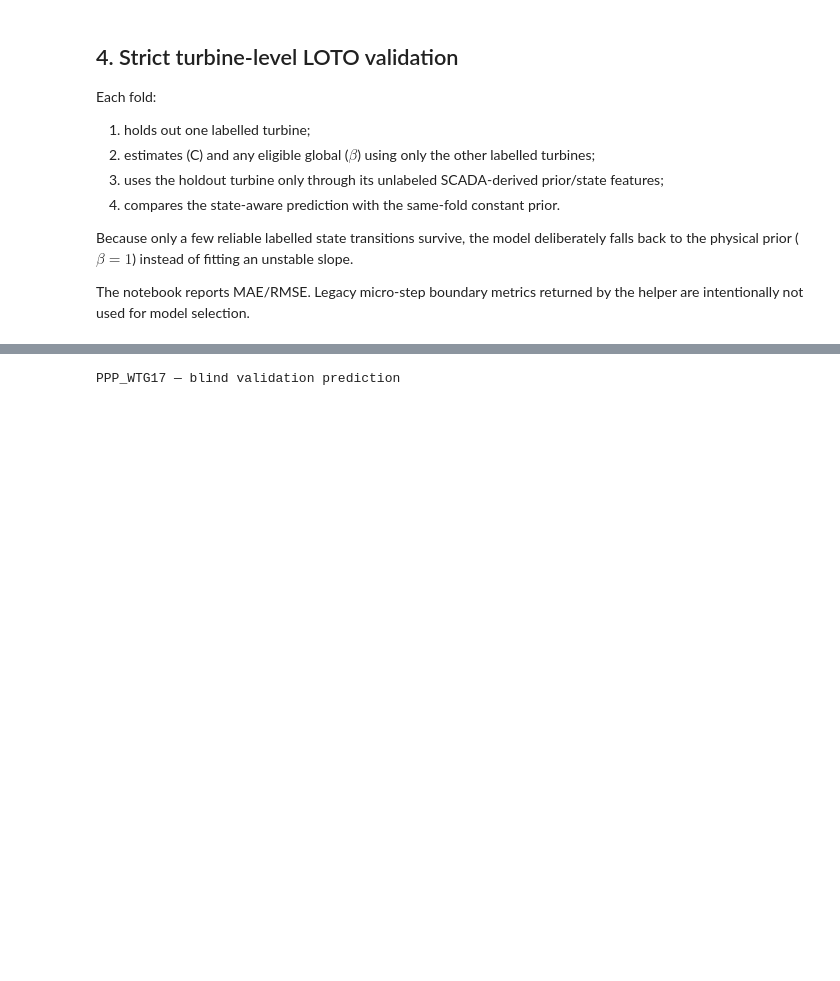
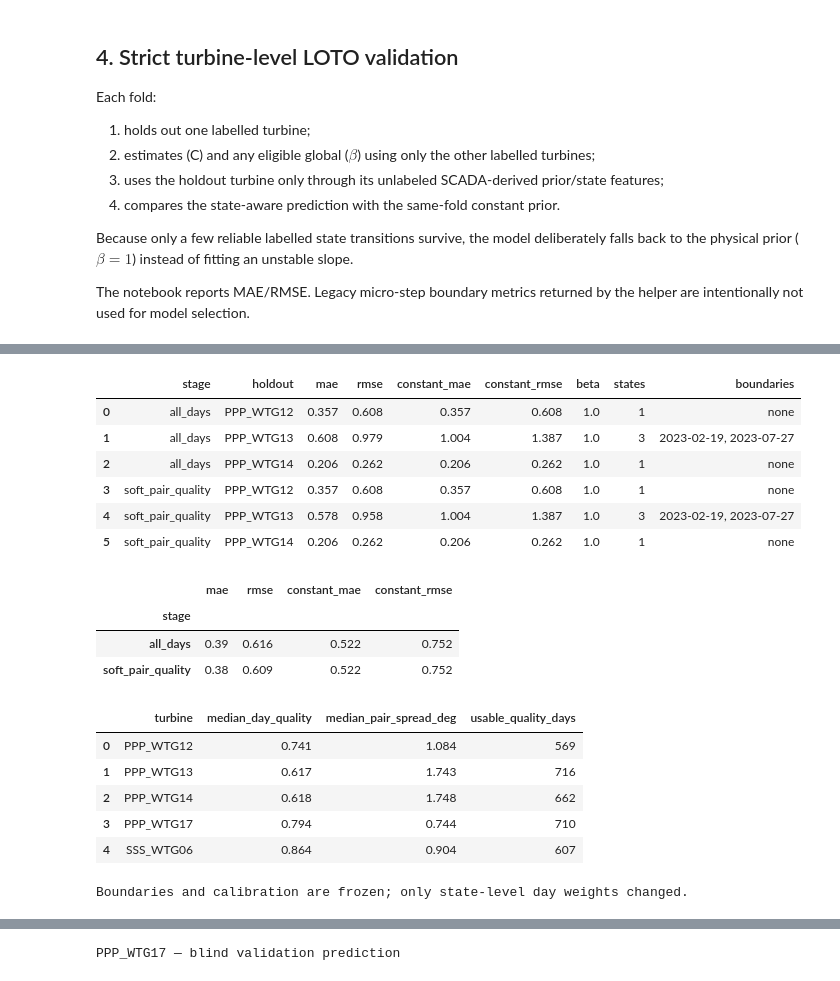
Before and after one commit to HuijiaoLuo/2026EnergyHacks_WeDoWind, a Jupyter notebook: YawMisalignment_Independent_Model_Release.ipynb, the cells around one changed output, grey strips where cells are left out. Saved outputs shown, nothing was run; the diff lists cells and outputs as text; code cells hidden in the pictures; blank space fills up the shorter version.

```diff
--- a/YawMisalignment_Independent_Model_Release.ipynb
+++ b/YawMisalignment_Independent_Model_Release.ipynb
@@ -470,0 +476,78 @@ LOTO scoring: 0.04s
+# %%
+from yaw_model import apply_pair_quality_state_weights
+
+if any(name not in globals() for name in ("bundles", "labels", "theta_star")):
+    try:
+        get_ipython().run_line_magic(
+            "store",
+            "-r bundles labels theta_star MODEL_CONFIG",
+        )
+    except Exception as exc:
+        raise RuntimeError(
+            "Run the data/build cells first, or restore the stored model state."
+        ) from exc
+if "MODEL" not in globals():
+    MODEL = globals().get("MODEL_CONFIG")
+if MODEL is None:
+    raise RuntimeError("MODEL / MODEL_CONFIG is not available.")
+
+SOFT_SPREAD_SCALE_DEG = 2.5
+soft_bundles = apply_pair_quality_state_weights(
+    bundles,
+    MODEL,
+    spread_scale_deg=SOFT_SPREAD_SCALE_DEG,
+)
+
+from yaw_model import run_loto
+
+stage_tables = {}
+stage_macros = {}
+for stage_name, stage_bundles in {
+    "all_days": bundles,
+    "soft_pair_quality": soft_bundles,
+}.items():
+    table, macro_stage = run_loto(
+        TRAIN, stage_bundles, labels, theta_star, MODEL
+    )
+    table.insert(0, "stage", stage_name)
+    stage_tables[stage_name] = table
+    stage_macros[stage_name] = macro_stage
+
+soft_loto = pd.concat(stage_tables.values(), ignore_index=True)
+display(soft_loto.round(3))
+display(
+    soft_loto.groupby("stage")[["mae", "rmse", "constant_mae", "constant_rmse"]]
+    .mean().round(3)
+)
+
+quality_rows = []
+for tid, bundle in soft_bundles.items():
+    q = bundle["observables"]["state_quality_weight"]
+    spread = bundle["observables"]["state_pair_spread_deg"]
+    quality_rows.append({
+        "turbine": tid,
+        "median_day_quality": q.replace(0.0, np.nan).median(),
+        "median_pair_spread_deg": spread.median(),
+        "usable_quality_days": int((q > 0).sum()),
+    })
+display(pd.DataFrame(quality_rows).round(3))
+print("Boundaries and calibration are frozen; only state-level day weights changed.")
+# %% [output]
+|  | stage | holdout | mae | rmse | constant_mae | constant_rmse | beta | states | boundaries |
+| 0 | all_days | PPP_WTG12 | 0.357 | 0.608 | 0.357 | 0.608 | 1.0 | 1 | none |
+| 1 | all_days | PPP_WTG13 | 0.608 | 0.979 | 1.004 | 1.387 | 1.0 | 3 | 2023-02-19, 2023-07-27 |
+| 2 | all_days | PPP_WTG14 | 0.206 | 0.262 | 0.206 | 0.262 | 1.0 | 1 | none |
+| 3 | soft_pair_quality | PPP_WTG12 | 0.357 | 0.608 | 0.357 | 0.608 | 1.0 | 1 | none |
+| 4 | soft_pair_quality | PPP_WTG13 | 0.578 | 0.958 | 1.004 | 1.387 | 1.0 | 3 | 2023-02-19, 2023-07-27 |
+| 5 | soft_pair_quality | PPP_WTG14 | 0.206 | 0.262 | 0.206 | 0.262 | 1.0 | 1 | none |
+|  | mae | rmse | constant_mae | constant_rmse |
+| stage |  |  |  |  |
+| all_days | 0.39 | 0.616 | 0.522 | 0.752 |
+| soft_pair_quality | 0.38 | 0.609 | 0.522 | 0.752 |
+|  | turbine | median_day_quality | median_pair_spread_deg | usable_quality_days |
+| 0 | PPP_WTG12 | 0.741 | 1.084 | 569 |
+| 1 | PPP_WTG13 | 0.617 | 1.743 | 716 |
+| 2 | PPP_WTG14 | 0.618 | 1.748 | 662 |
+| 3 | PPP_WTG17 | 0.794 | 0.744 | 710 |
+| 4 | SSS_WTG06 | 0.864 | 0.904 | 607 |
+Boundaries and calibration are frozen; only state-level day weights changed.
```
Also changed, not shown: parts of 17 cells of this notebook, 4 other files.
